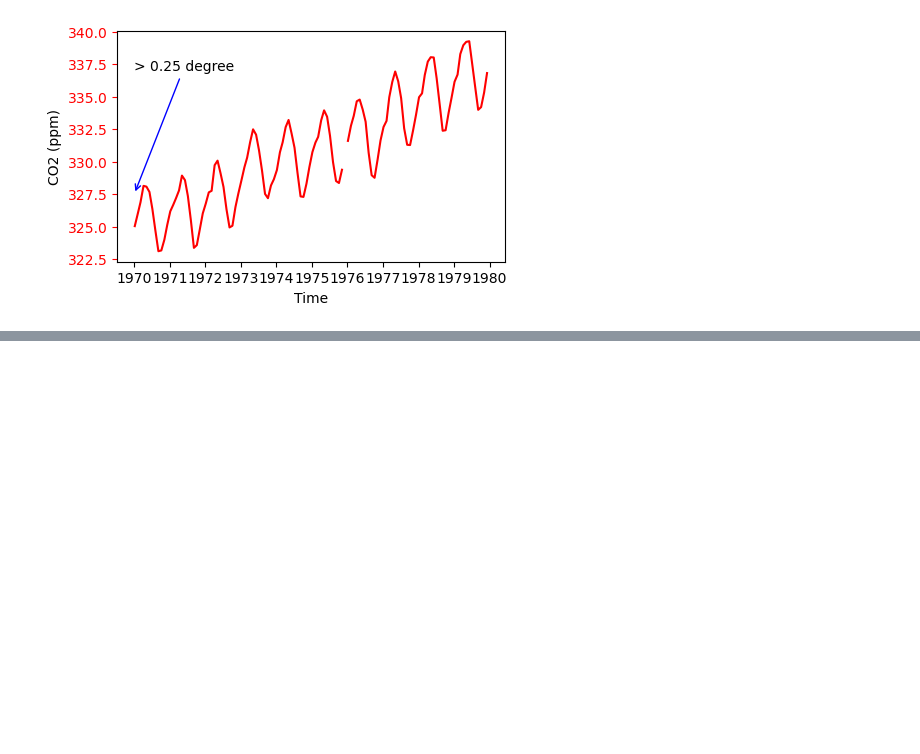
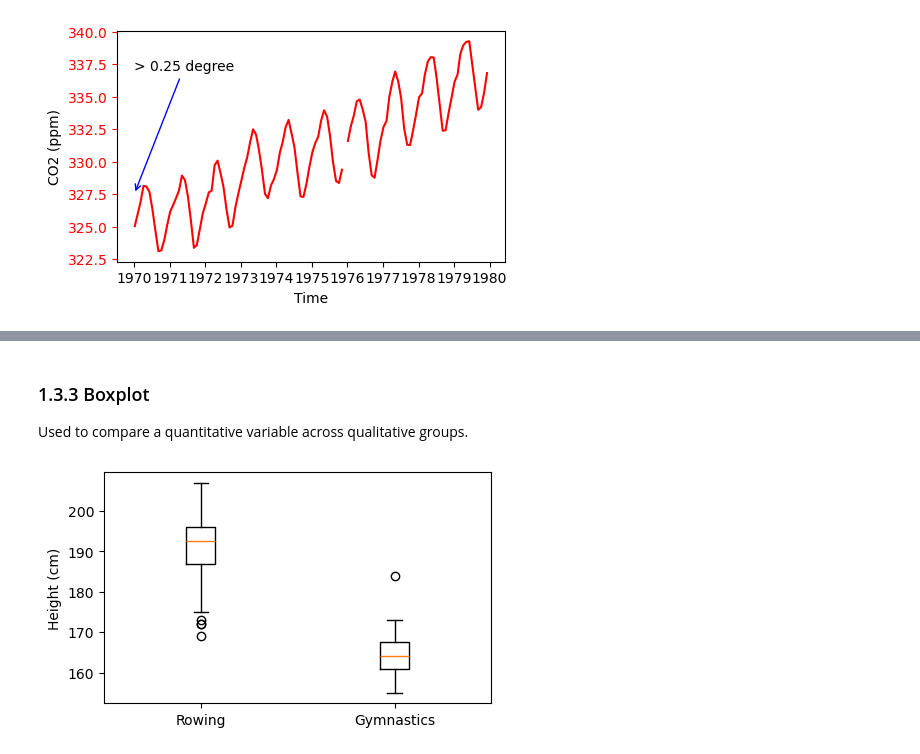
Before and after one commit to Timm26/Data_Science_Handbook, a Jupyter notebook: Preprocessing and EDA/Data_Visualisation_with_Matplotlib_and_Seaborn.ipynb, the cells around one changed output, grey strips where cells are left out. Cells and saved outputs as stored; diff of their text form; code cells hidden in the pictures; blank space fills up the shorter version.

```diff
--- a/Preprocessing and EDA/Data_Visualisation_with_Matplotlib_and_Seaborn.ipynb
+++ b/Preprocessing and EDA/Data_Visualisation_with_Matplotlib_and_Seaborn.ipynb
@@ -118,0 +169,11 @@ plt.show()
+# %% [markdown]
+### 1.3.3 Boxplot
+Used to compare a quantitative variable across qualitative groups.
+# %%
+fig, ax = plt.subplots()
+ax.boxplot([mens_rowing['Height'], mens_gymnastics['Height']])
+ax.set_xticklabels(["Rowing", "Gymnastics"])
+ax.set_ylabel("Height (cm)")
+plt.show()
+# %% [output]
+[figure, added]
```
Also changed, not shown: parts of 12 cells of this notebook.
